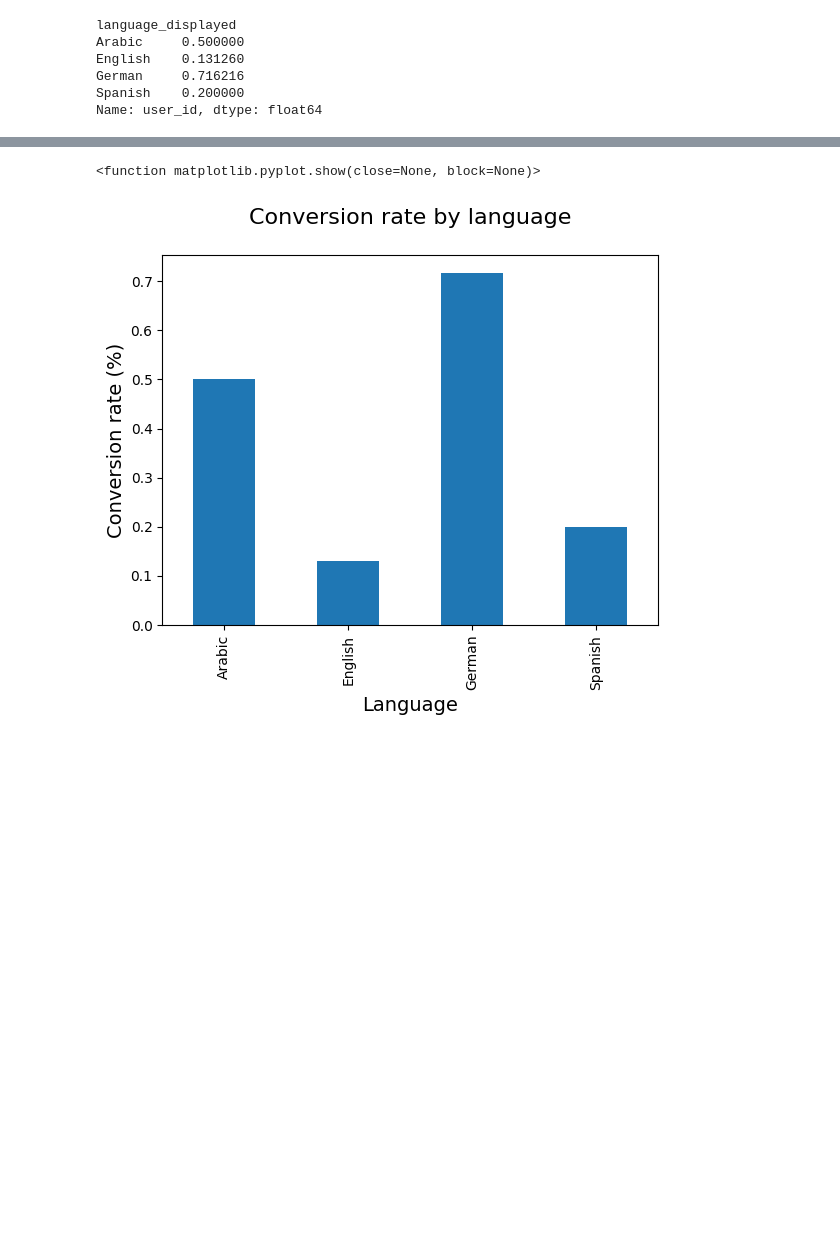
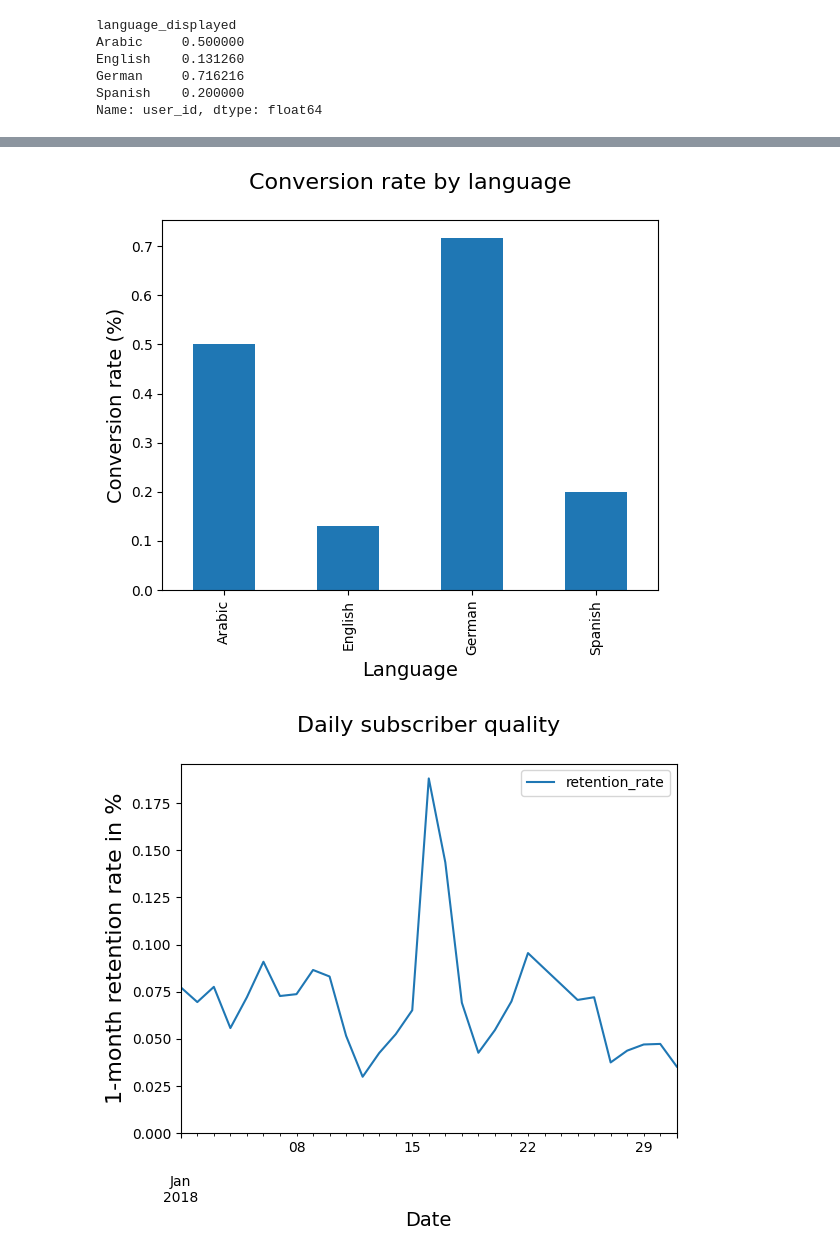
Before and after one commit to Careen840/Marketing-Campaign-Analysis, a Jupyter notebook: Code.ipynb, the cells around one changed output, grey strips where cells are left out. Drawn from its saved outputs; the diff is of its cells as text; code cells hidden in the pictures; blank space fills up the shorter version.

```diff
--- a/Code.ipynb
+++ b/Code.ipynb
@@ -212,14 +212,24 @@ Spanish    0.200000
 Name: user_id, dtype: float64
 # %%
 # Group by date_served and count unique users
-total_date = marketing.groupby(['date_served'])['user_id'].nunique()
+total_users_by_date_served = marketing.groupby(['date_served'])['user_id'].nunique()
+total_users_by_date_subscribed = marketing.groupby(['date_subscribed'])['user_id'].nunique()
+
 
 # Group by date_served and count unique converted users
 subscribers_date= marketing[marketing['converted']== True].groupby(['date_served'])['user_id'].nunique()
 
+# Group by date_served and count subscriber quality
+retained_by_date= marketing[marketing['is_retained']== True].groupby(['date_subscribed'])['user_id'].nunique()
+
+
 # Calculate the conversion rate per day
-daily_conversion_rate = subscribers_date/total_date
+daily_conversion_rate = subscribers_date/total_users_by_date
 print(daily_conversion_rate)
+
+#Calculate the subscriber quality across dates
+daily_retention_rate = retained_by_date/total_users_by_date
+print(daily_retention_rate)
 # %% [output]
 date_served
 2018-01-01    0.099448
@@ -248,7 +258,32 @@ plt.xlabel('Language', size = 14)
 plt.ylabel('Conversion rate (%)', size = 14)
 
 #Displaying the plot
-plt.show
+plt.show()
 # %% [output]
-<function matplotlib.pyplot.show(close=None, block=None)>
 [figure]
+# %%
+# Prepare data to plot the daily retention rate
+#Reset index to turn the Series into a DataFrame
+
+daily_retention_rate= pd.DataFrame(daily_retention_rate.reset_index())
+
+#Rename columns
+daily_retention_rate.columns = ['date_subscribed', 'retention_rate']
+# %%
+#Visualizing the data trend over time
+# Create a line chart using daily_retention DF
+
+daily_retention_rate.plot('date_subscribed','retention_rate')
+
+#Add a title and x and y-axis labels
+plt.title('Daily subscriber quality\n', size = 16)
+plt.ylabel('1-month retention rate in %', size = 16)
+plt.xlabel('Date', size = 14)
+
+#Ste the y-axos to begin at 0
+plt.ylim(0)
+
+#Displaying the plot
+plt.show()
+# %% [output]
+[figure, added]
```
Also changed, not shown: parts of 1 cell of this notebook.
